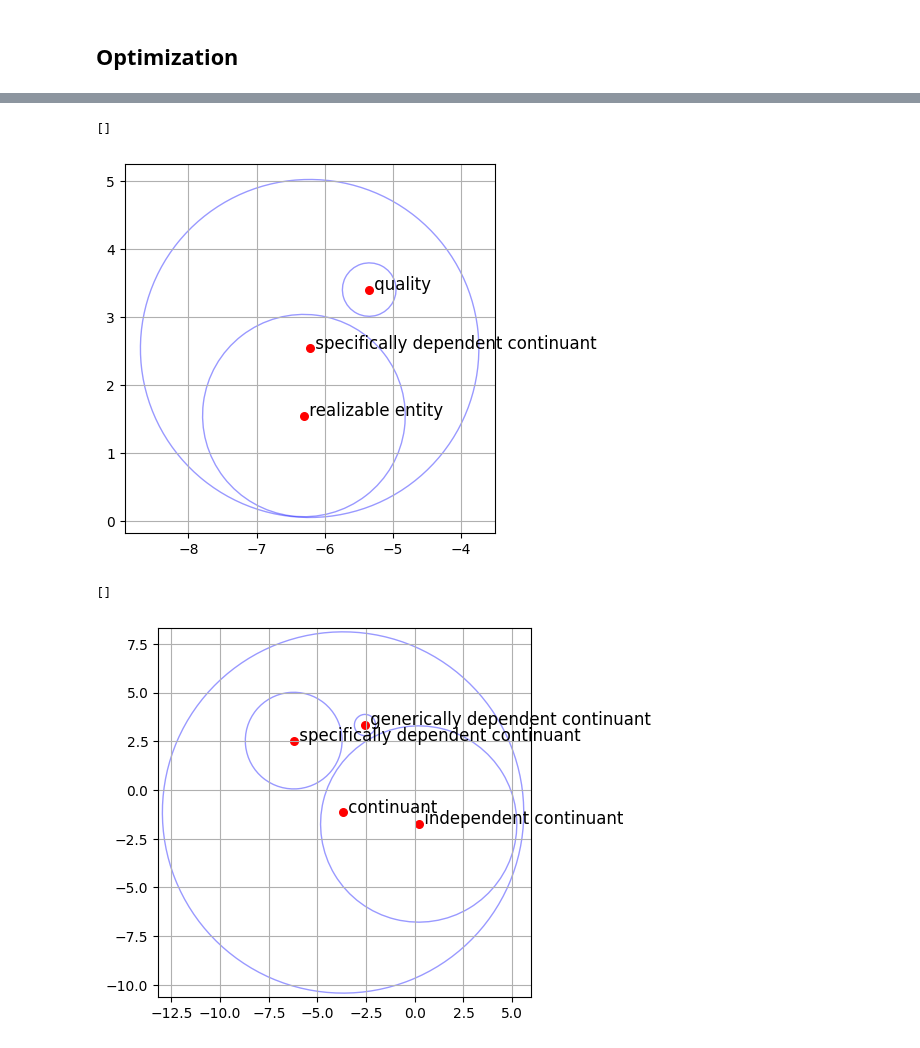
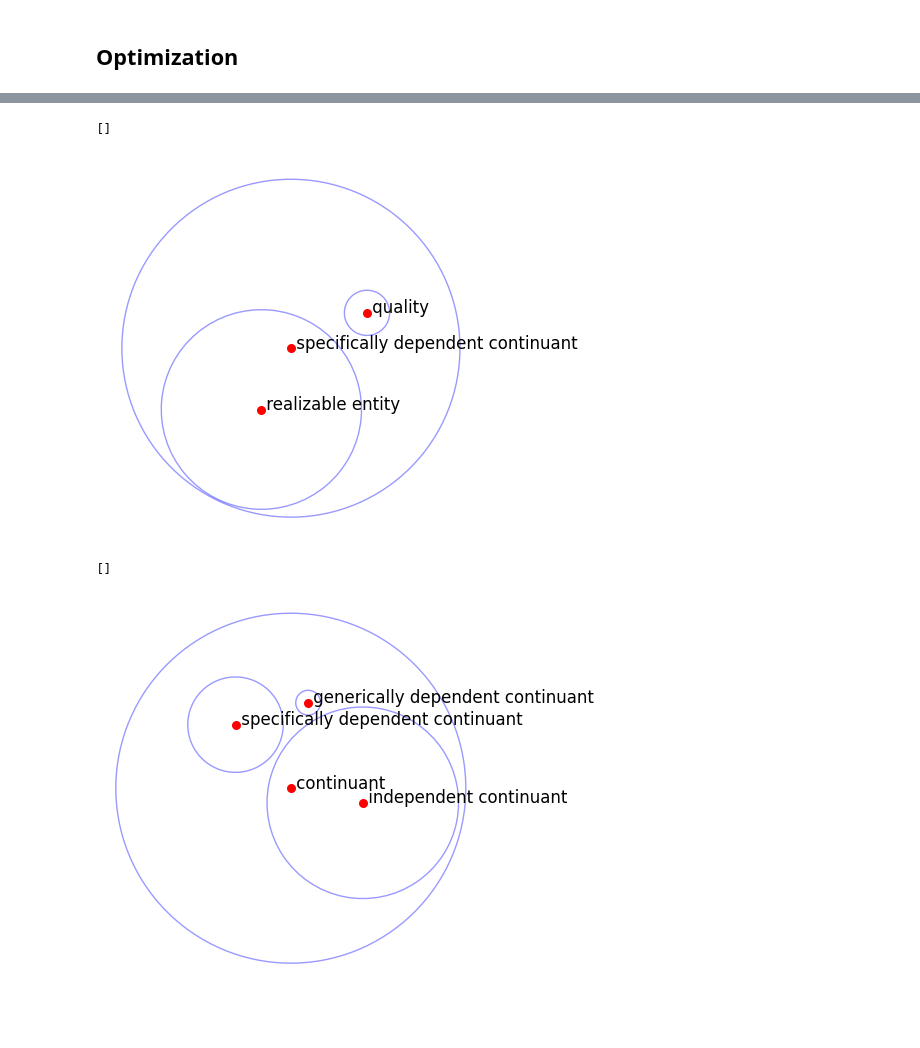
Before and after one commit to SamirKipper/Ontopo, a Jupyter notebook: src/test.ipynb, the cells around one changed output, grey strips where cells are left out. Drawn from its saved outputs; the diff is of its cells as text; code cells hidden in the pictures; blank space fills up the shorter version.

```diff
--- a/src/test.ipynb
+++ b/src/test.ipynb
@@ -160,7 +161,7 @@ plt.plot()
 optimized = optimize_hierarchy_adaptive(ellipsis_dict,
                                         bfo.format_hierarchy(),
                                         disjoint_pairs,
-                                        lr = 3e-2,
+                                        lr = 5e-2,
                                         lr_factor = 0.5,
-                                        target_loss=1)
+                                        target_loss=0.5)
 # %% [output]
@@ -184,6 +185,8 @@ final loss = 0.9992 at iteration 12911
 # %%
 figs, axs = plt.subplots()
+axs.set_axis_off()
 axs.grid(False)
+
 for k, v in optimized.items():
     mu_2d = v.mu.detach().cpu().numpy()
     cov_2d = v.cov.detach().cpu().numpy()
@@ -195,5 +198,7 @@ plt.plot()
 # %%
 figs, axs = plt.subplots()
+axs.set_axis_off()
+axs.grid(False)
 for k, v in optimized.items():
     class_e = NamedClass(iri = k, store = bfo.store)
     if class_e.iri == "http://purl.obolibrary.org/obo/BFO_0000001" or class_e.iri == "http://purl.obolibrary.org/obo/BFO_0000002" or class_e.iri == "http://purl.obolibrary.org/obo/BFO_0000003":
@@ -208,5 +213,7 @@ plt.plot()
 # %%
 figs, axs = plt.subplots()
+axs.set_axis_off()
+axs.grid(False)
 for k, v in optimized.items():
     class_e = NamedClass(iri = k, store = bfo.store)
     if class_e.iri == "http://purl.obolibrary.org/obo/BFO_0000017" or class_e.iri == "http://purl.obolibrary.org/obo/BFO_0000020" or class_e.iri == "http://purl.obolibrary.org/obo/BFO_0000019":
@@ -217,17 +224,19 @@ for k, v in optimized.items():
 plt.plot()
 # %% [output]
 []
-[figure, old version]
+[figure, new version]
 # %%
 figs, axs = plt.subplots()
+axs.set_axis_off()
+axs.grid(False)
 for k, v in optimized.items():
     class_e = NamedClass(iri = k, store = bfo.store)
     if class_e.iri == "http://purl.obolibrary.org/obo/BFO_0000002" or class_e.iri == "http://purl.obolibrary.org/obo/BFO_0000031" or class_e.iri == "http://purl.obolibrary.org/obo/BFO_0000004" or class_e.iri == "http://purl.obolibrary.org/obo/BFO_0000020":
         mu_2d = v.mu.detach().cpu().numpy()
         cov_2d = v.cov.detach().cpu().numpy()
         plot_region(mu_2d, cov_2d, label = str(NamedClass(iri = k, store = bfo.store)), n_std=2.0, ax=axs)
 
 plt.plot()
 # %% [output]
 []
-[figure, old version]
+[figure, new version]
```
Also changed, not shown: parts of 4 cells of this notebook, 2 other files.
